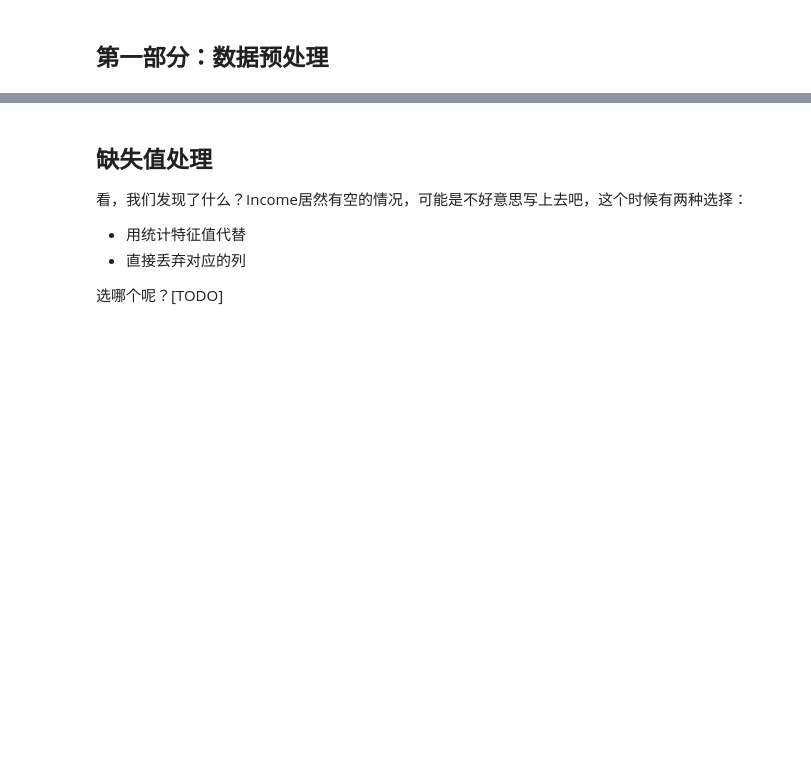
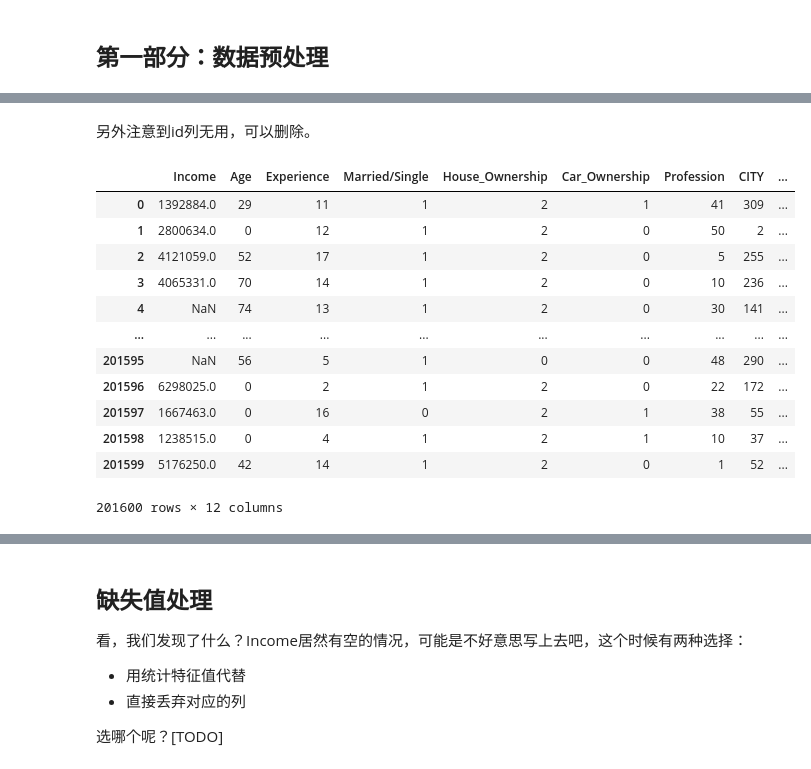
Before and after one commit to 1475505/BUPT_DataWork-101, a Jupyter notebook: AwesomeLoan.ipynb, the cells around one changed output, grey strips where cells are left out. Drawn from its saved outputs; the diff is of its cells as text; code cells hidden in the pictures; blank space fills up the shorter version.

```diff
--- a/AwesomeLoan.ipynb
+++ b/AwesomeLoan.ipynb
@@ -15,0 +39,20 @@ df = pd.read_csv('train-data.csv', index_col = None)
+# %% [markdown]
+另外注意到id列无用，可以删除。
+# %%
+#删除id
+df.drop(columns=['Id'], inplace=True)
+df
+# %% [output]
+|  | Income | Age | Experience | Married/Single | House_Ownership | Car_Ownership | Profession | CITY | ... |
+| 0 | 1392884.0 | 29 | 11 | 1 | 2 | 1 | 41 | 309 | ... |
+| 1 | 2800634.0 | 0 | 12 | 1 | 2 | 0 | 50 | 2 | ... |
+| 2 | 4121059.0 | 52 | 17 | 1 | 2 | 0 | 5 | 255 | ... |
+| 3 | 4065331.0 | 70 | 14 | 1 | 2 | 0 | 10 | 236 | ... |
+| 4 | NaN | 74 | 13 | 1 | 2 | 0 | 30 | 141 | ... |
+| ... | ... | ... | ... | ... | ... | ... | ... | ... | ... |
+| 201595 | NaN | 56 | 5 | 1 | 0 | 0 | 48 | 290 | ... |
+| 201596 | 6298025.0 | 0 | 2 | 1 | 2 | 0 | 22 | 172 | ... |
+| 201597 | 1667463.0 | 0 | 16 | 0 | 2 | 1 | 38 | 55 | ... |
+| 201598 | 1238515.0 | 0 | 4 | 1 | 2 | 1 | 10 | 37 | ... |
+| 201599 | 5176250.0 | 42 | 14 | 1 | 2 | 0 | 1 | 52 | ... |
+201600 rows × 12 columns
```
Also changed, not shown: parts of 11 cells of this notebook.
